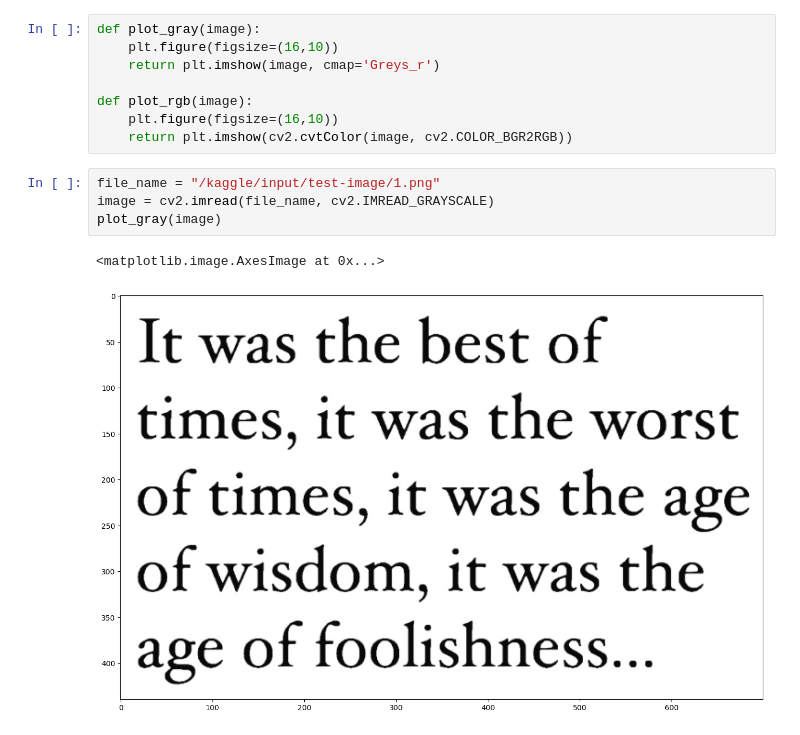
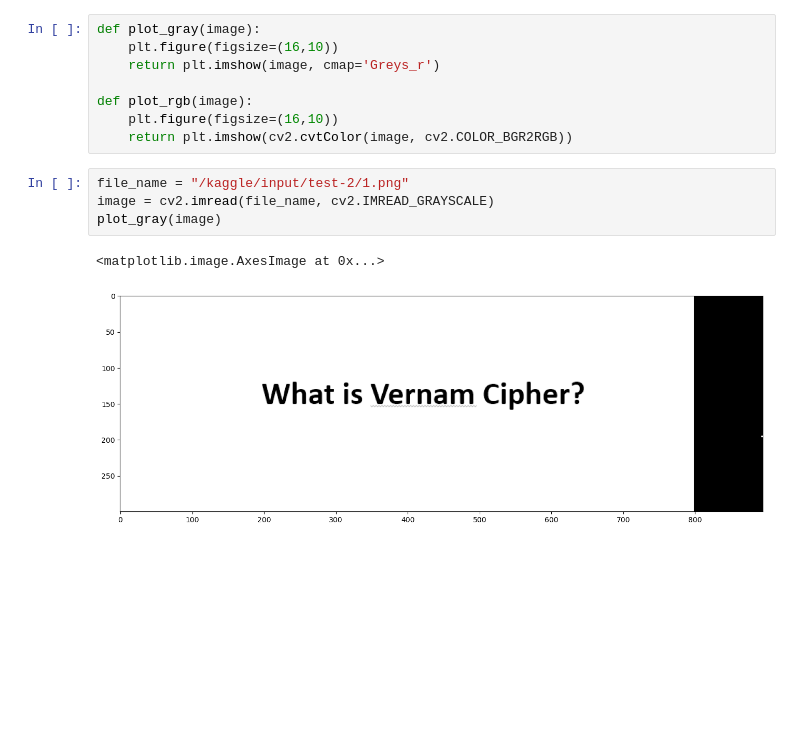
Before and after one commit to ChandaSourav/Lens-Solver, a Jupyter notebook: lens-chatgpt.ipynb, the cells around one changed output. Drawn from its saved outputs; the diff is of its cells as text; blank space fills up the shorter version.

```diff
--- a/lens-chatgpt.ipynb
+++ b/lens-chatgpt.ipynb
@@ -88,12 +61,12 @@ def plot_rgb(image):
     plt.figure(figsize=(16,10))
     return plt.imshow(cv2.cvtColor(image, cv2.COLOR_BGR2RGB))
 # %%
-file_name = "/kaggle/input/test-image/1.png"
+file_name = "/kaggle/input/test-2/1.png"
 image = cv2.imread(file_name, cv2.IMREAD_GRAYSCALE)
 plot_gray(image)
 # %% [output]
 <matplotlib.image.AxesImage at 0x...>
-[figure, old version]
+[figure, new version]
 # %%
 d = pytesseract.image_to_data(image, output_type=Output.DICT)
 n_boxes = len(d['level'])
```
Also changed, not shown: parts of 10 cells of this notebook.
